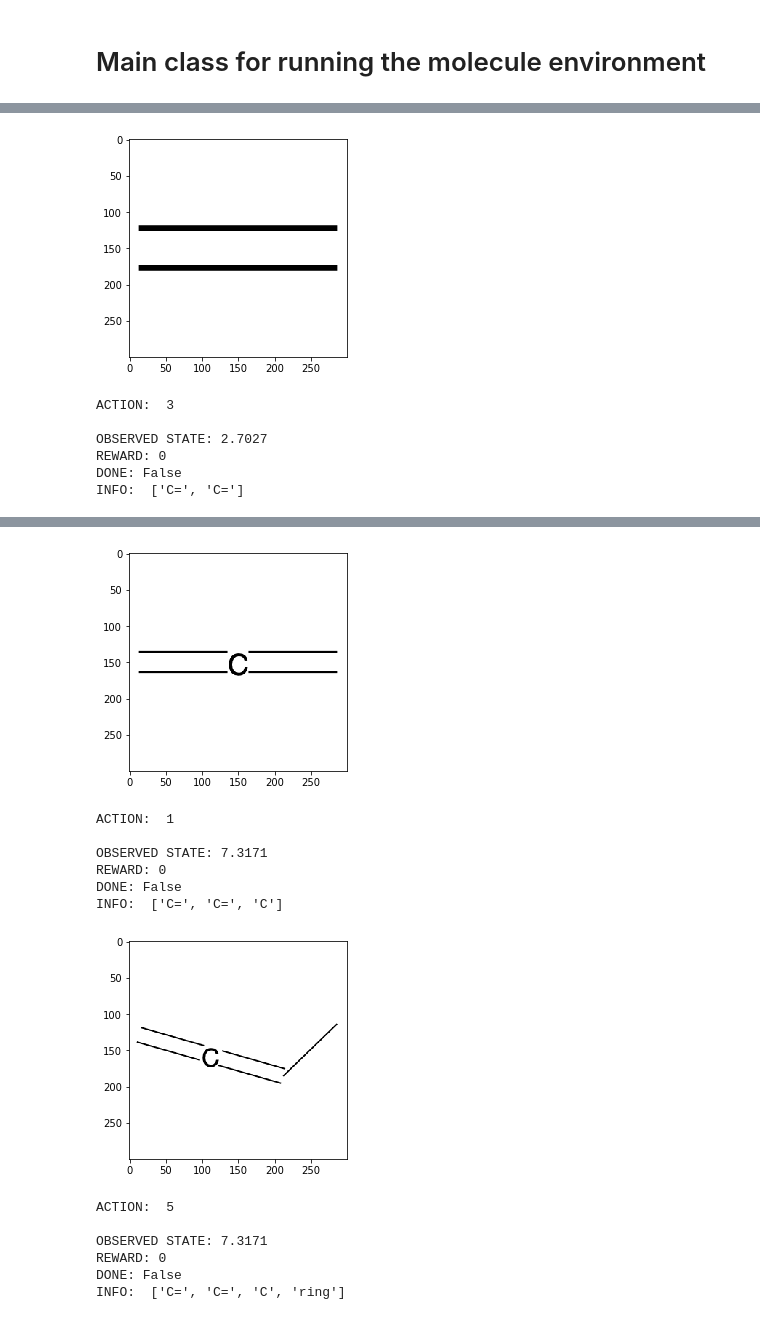
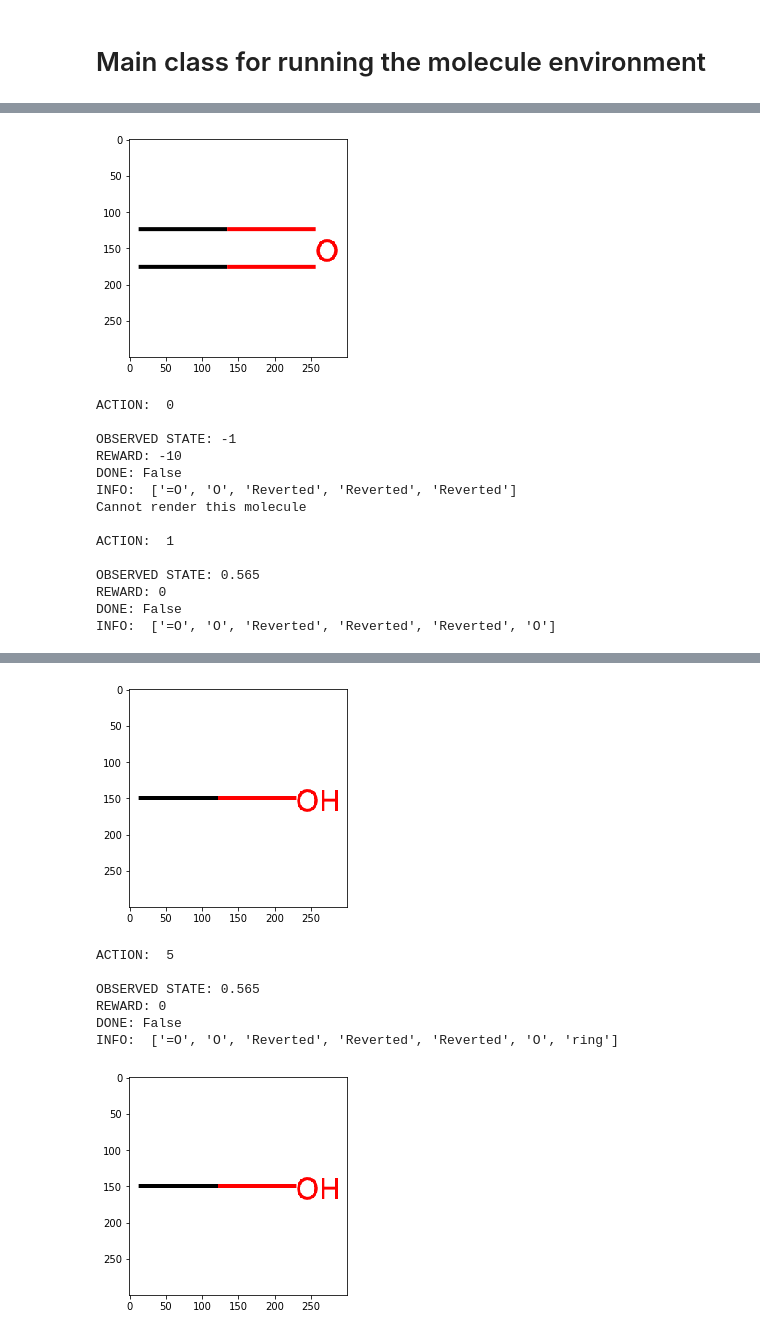
Before and after one commit to fle1scha/Drug-Design-Reinforcement-Learning, a Jupyter notebook: Main_Molecule.ipynb, the cells around one changed output, grey strips where cells are left out. Drawn from its saved outputs; the diff is of its cells as text; code cells hidden in the pictures.

Commit message:
Fixed issues with reverting molecule and added saftey net around render function in environment

```diff
--- a/Main_Molecule.ipynb
+++ b/Main_Molecule.ipynb
@@ -27,7 +27,7 @@ def validate(mol):
 
 def main():
 
-    menu = input("1: Set Environment initial molecule and optimization goal. \n2: Use a Random set and initial moecule. \n")
+    menu = input("1: Set Environment initial molecule and optimization goal. \n2: Use a Random Goal from dataset and initial moecule. \n")
     if menu == "2":  # Random goal
         mol = 1
         goal = 1
@@ -117,7 +121,15 @@ INFO:  ['C=']
-[figure, old version]
+[figure, new version]
-ACTION:  3
+ACTION:  0
 
-OBSERVED STATE: 2.7027
+OBSERVED STATE: -1
+REWARD: -10
+DONE: False
+INFO:  ['=O', 'O', 'Reverted', 'Reverted', 'Reverted']
+Cannot render this molecule
+
+ACTION:  1
+
+OBSERVED STATE: 0.565
 REWARD: 0
 DONE: False
-INFO:  ['C=', 'C=']
+INFO:  ['=O', 'O', 'Reverted', 'Reverted', 'Reverted', 'O']
@@ -124,14 +139,8 @@ INFO:  ['C=', 'C=']
-[figure, old version]
+[figure, new version]
-ACTION:  1
-
-OBSERVED STATE: 7.3171
-REWARD: 0
-DONE: False
-INFO:  ['C=', 'C=', 'C']
+ACTION:  5
+
+OBSERVED STATE: 0.565
+REWARD: 0
+DONE: False
+INFO:  ['=O', 'O', 'Reverted', 'Reverted', 'Reverted', 'O', 'ring']
-[figure, old version]
+[figure, new version]
-ACTION:  5
-
-OBSERVED STATE: 7.3171
-REWARD: 0
-DONE: False
-INFO:  ['C=', 'C=', 'C', 'ring']
```
Also changed, not shown: parts of 1 cell of this notebook, 3 other files.
